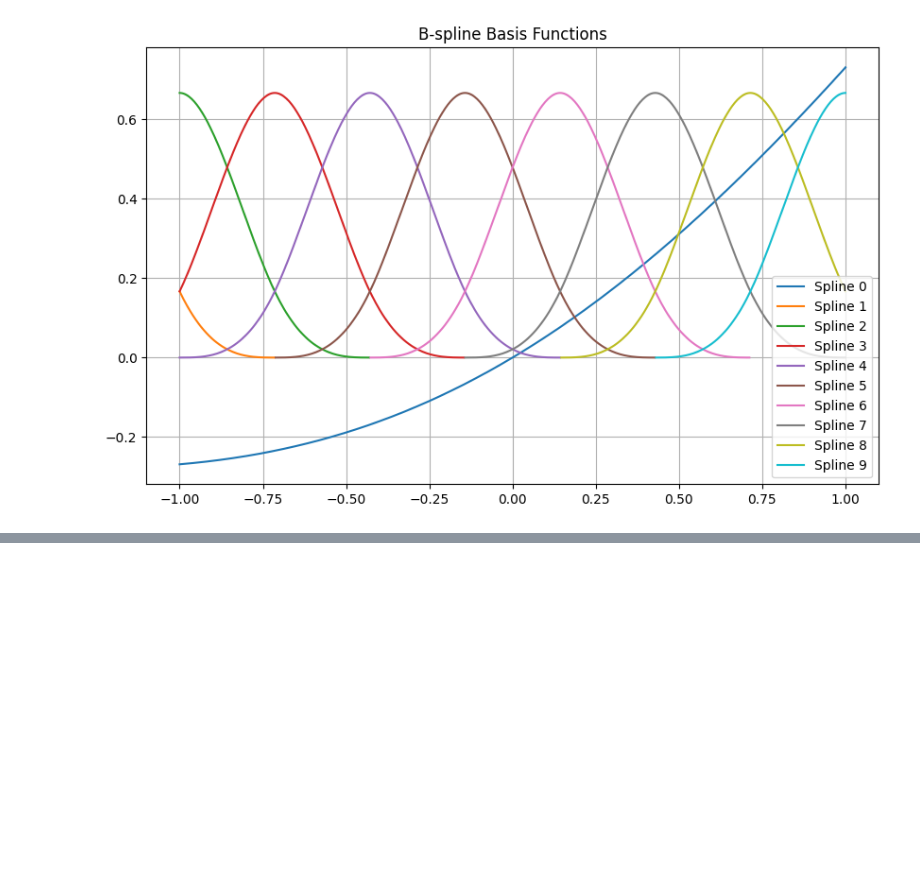
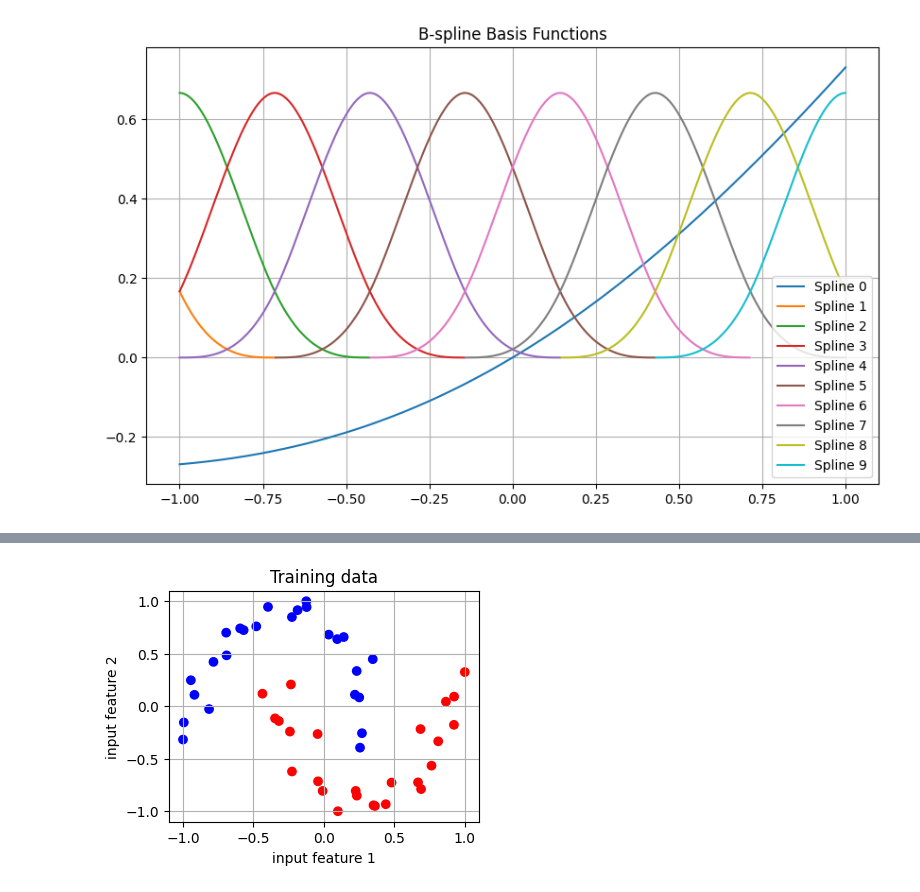
Before and after one commit to VaibhavMathur-2003/Research-Paper-Implementation, a Jupyter notebook: KAN/kanxmlp.ipynb, the cells around one changed output, grey strips where cells are left out. Cells and saved outputs as stored; diff of their text form; code cells hidden in the pictures; blank space fills up the shorter version.

```diff
--- a/KAN/kanxmlp.ipynb
+++ b/KAN/kanxmlp.ipynb
@@ -354,0 +355,19 @@ plt.show()
+# %%
+from sklearn import datasets
+
+n_samples = 50
+noise = 0.1
+x_train_cl, y_train_cl = datasets.make_moons(n_samples=n_samples, noise=noise)
+
+x_train_cl[:, 0] = (x_train_cl[:, 0] - min(x_train_cl[:, 0])) / max(x_train_cl[:, 0] - min(x_train_cl[:, 0])) * 2 - 1
+x_train_cl[:, 1] = (x_train_cl[:, 1] - min(x_train_cl[:, 1])) / max(x_train_cl[:, 1] - min(x_train_cl[:, 1])) * 2 - 1
+
+fig, ax = plt.subplots(figsize=(4,3))
+ax.scatter(*x_train_cl.T, c=y_train_cl, cmap=plt.cm.bwr)
+ax.set_xlabel('input feature 1')
+ax.set_ylabel('input feature 2')
+ax.grid()
+ax.set_title("Training data")
+plt.show()
+# %% [output]
+[figure, added]
```
Also changed, not shown: parts of 4 cells of this notebook, 1 other file.
